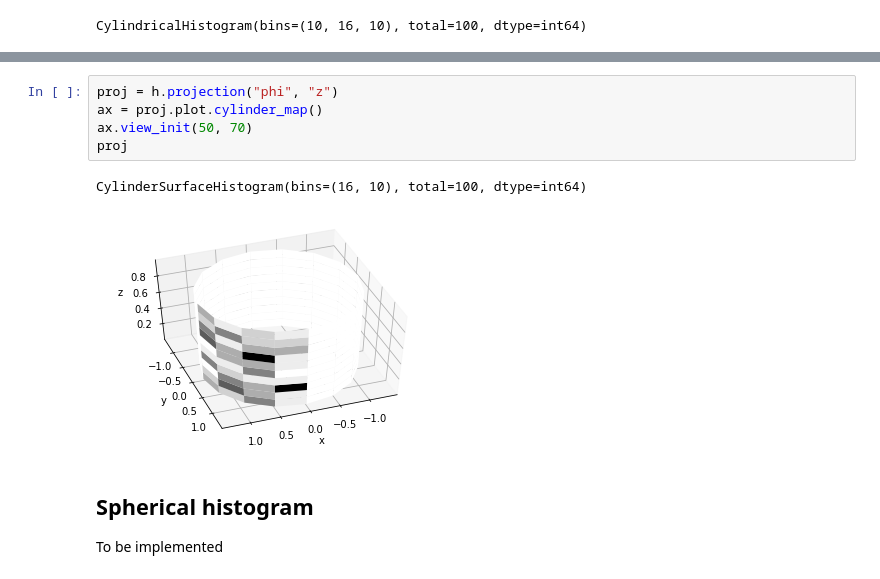
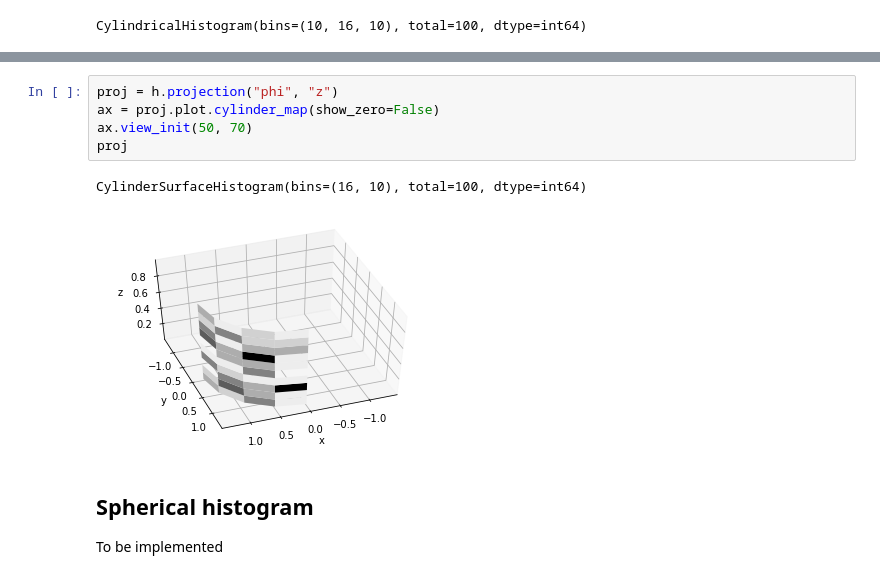
Before and after one commit to janpipek/physt, a Jupyter notebook: doc/special_histograms.ipynb, the cells around one changed output, grey strips where cells are left out. Drawn from its saved outputs; the diff is of its cells as text.

```diff
--- a/doc/special_histograms.ipynb
+++ b/doc/special_histograms.ipynb
@@ -129,11 +149,11 @@ PolarHistogram(bins=(10, 16), total=100, dtype=int64)
 # %%
 proj = h.projection("phi", "z")
-ax = proj.plot.cylinder_map()
+ax = proj.plot.cylinder_map(show_zero=False)
 ax.view_init(50, 70)
 proj
 # %% [output]
 CylinderSurfaceHistogram(bins=(16, 10), total=100, dtype=int64)
-[figure, old version]
+[figure, new version]
 # %% [markdown]
 ## Spherical histogram
 To be implemented
```
Also changed, not shown: parts of 8 cells of this notebook, 1 other file.
